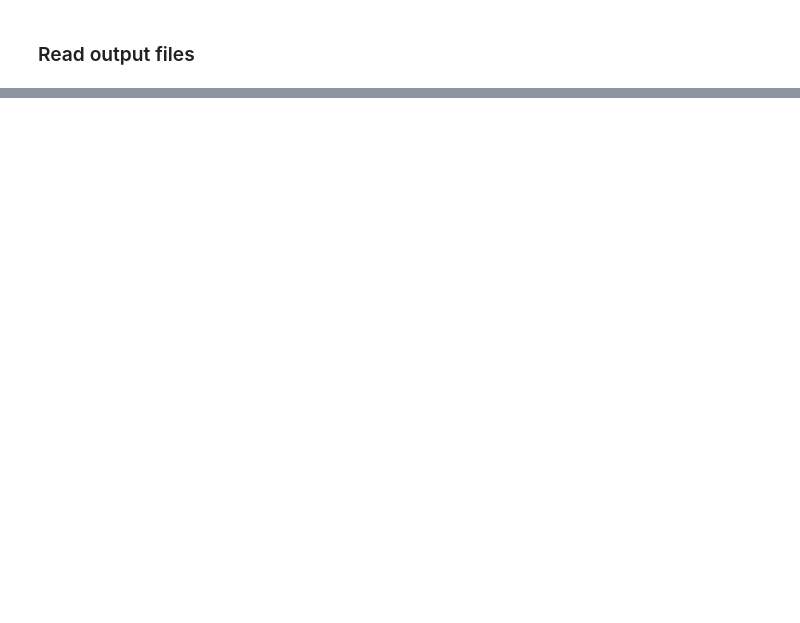
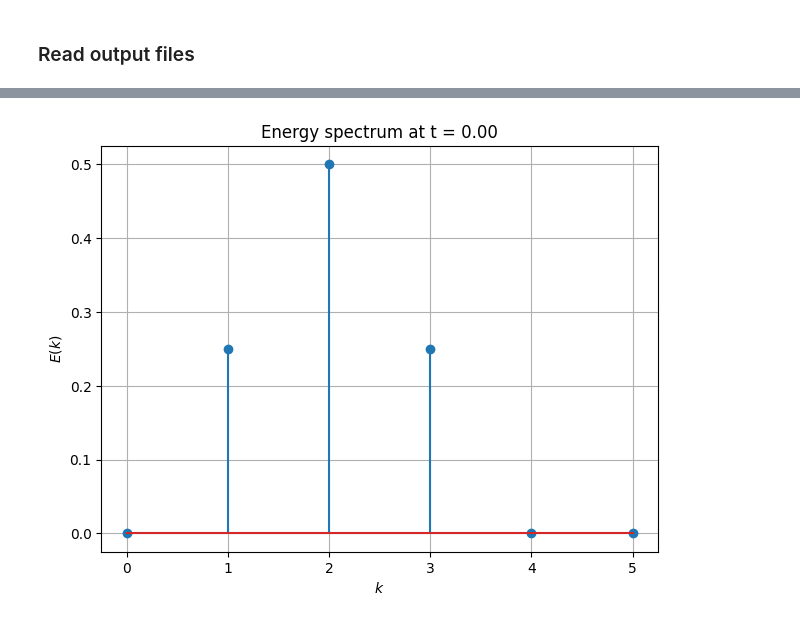
Before and after one commit to Prajwal-Prathiksh/ddp-thesis, a Jupyter notebook: code/play_energy_spectrum.ipynb, the cells around one changed output, grey strips where cells are left out. Drawn from its saved outputs; the diff is of its cells as text; code cells hidden in the pictures; blank space fills up the shorter version.

```diff
--- a/code/play_energy_spectrum.ipynb
+++ b/code/play_energy_spectrum.ipynb
@@ -396,0 +364,5 @@ dict_keys(['tag', 'pid', 'gid', 'x', 'y', 'm', 'h', 'u', 'v', 'rho', 'p', 'au',
+# %%
+es.plot_scalar_Ek(show=1, plot_type="stem")
+# es.plot_EK(show=1, shift_fft=0)
+# %% [output]
+[figure, added]
```
Also changed, not shown: parts of 32 cells of this notebook, 1 other file.
